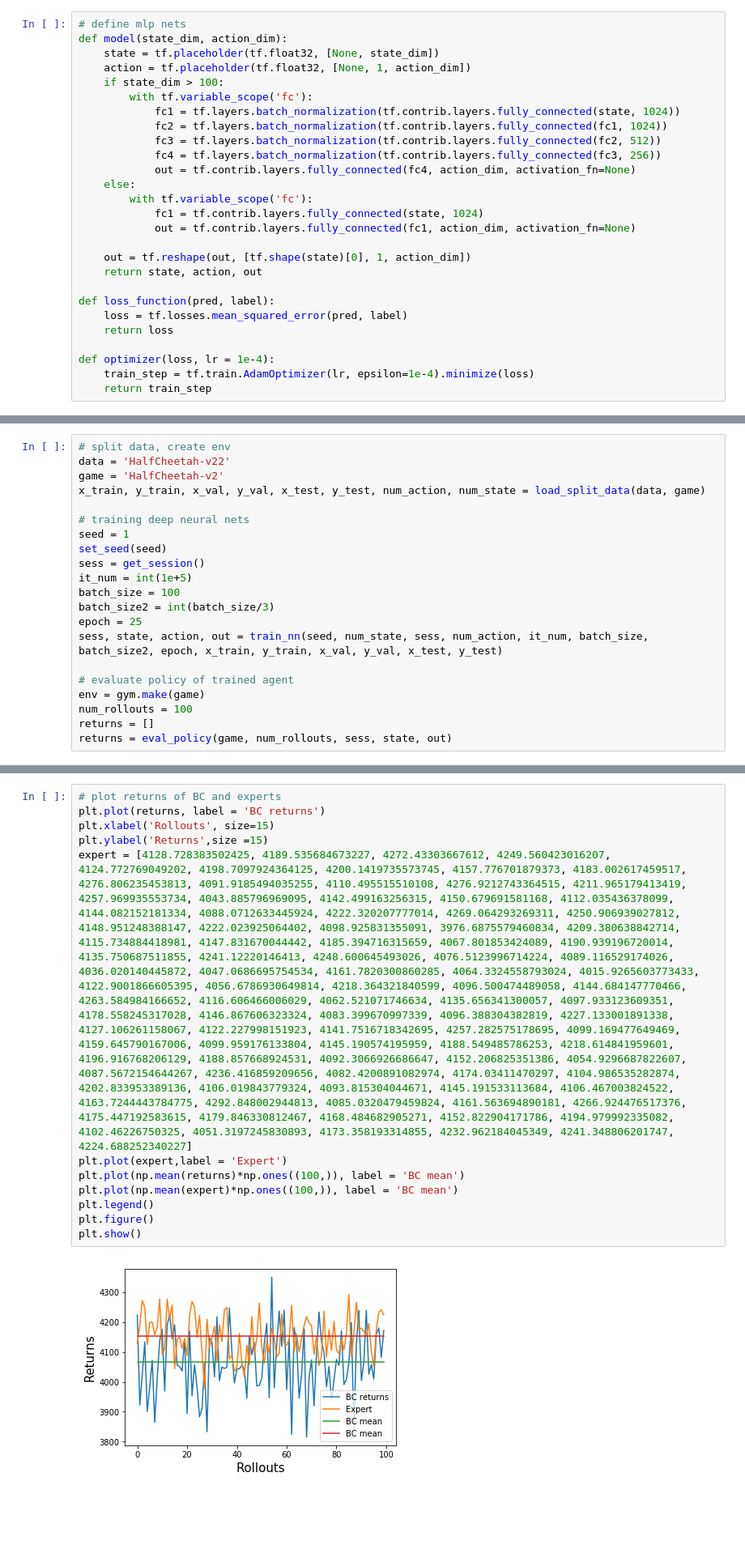
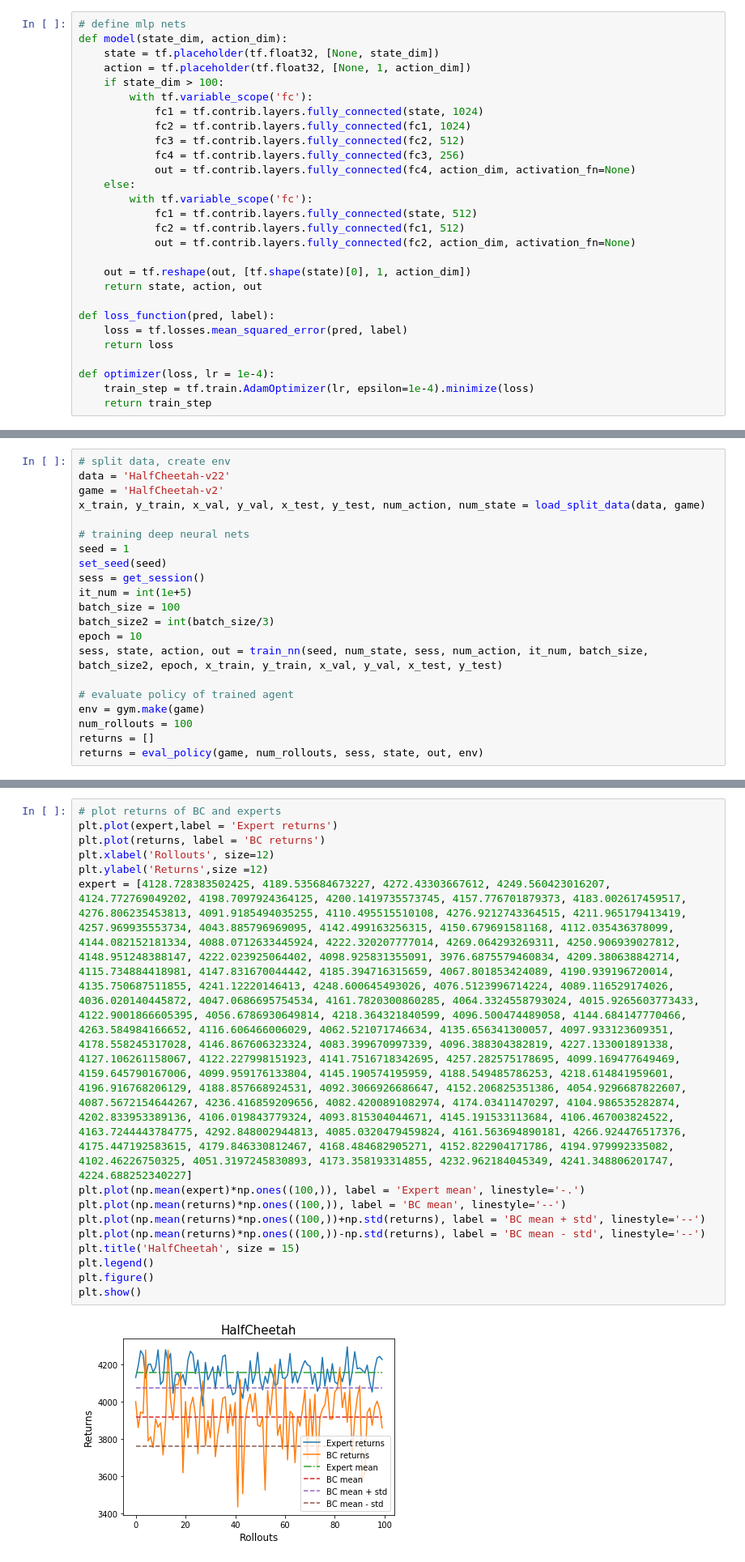
Before and after one commit to seungwon1/cs294_hw, a Jupyter notebook: hw1/hw1.ipynb, the cells around one changed output, grey strips where cells are left out. Shown at 81% size. Saved outputs shown, nothing was run; the diff lists cells and outputs as text; blank space fills up the shorter version.

```diff
--- a/hw1/hw1.ipynb
+++ b/hw1/hw1.ipynb
@@ -95,15 +90,16 @@ def model(state_dim, action_dim):
     action = tf.placeholder(tf.float32, [None, 1, action_dim])
     if state_dim > 100:
         with tf.variable_scope('fc'):
-            fc1 = tf.layers.batch_normalization(tf.contrib.layers.fully_connected(state, 1024))
-            fc2 = tf.layers.batch_normalization(tf.contrib.layers.fully_connected(fc1, 1024))
-            fc3 = tf.layers.batch_normalization(tf.contrib.layers.fully_connected(fc2, 512))
-            fc4 = tf.layers.batch_normalization(tf.contrib.layers.fully_connected(fc3, 256))
+            fc1 = tf.contrib.layers.fully_connected(state, 1024)
+            fc2 = tf.contrib.layers.fully_connected(fc1, 1024)
+            fc3 = tf.contrib.layers.fully_connected(fc2, 512)
+            fc4 = tf.contrib.layers.fully_connected(fc3, 256)
             out = tf.contrib.layers.fully_connected(fc4, action_dim, activation_fn=None)
     else:
         with tf.variable_scope('fc'):
-            fc1 = tf.contrib.layers.fully_connected(state, 1024)
-            out = tf.contrib.layers.fully_connected(fc1, action_dim, activation_fn=None)
+            fc1 = tf.contrib.layers.fully_connected(state, 512)
+            fc2 = tf.contrib.layers.fully_connected(fc1, 512)
+            out = tf.contrib.layers.fully_connected(fc2, action_dim, activation_fn=None)
 
     out = tf.reshape(out, [tf.shape(state)[0], 1, action_dim])
     return state, action, out
@@ -202,12 +220,12 @@ sess = get_session()
 it_num = int(1e+5)
 batch_size = 100
 batch_size2 = int(batch_size/3)
-epoch = 25
+epoch = 10
 sess, state, action, out = train_nn(seed, num_state, sess, num_action, it_num, batch_size, batch_size2, epoch, x_train, y_train, x_val, y_val, x_test, y_test)
 
 # evaluate policy of trained agent
 env = gym.make(game)
 num_rollouts = 100
 returns = []
-returns = eval_policy(game, num_rollouts, sess, state, out)
+returns = eval_policy(game, num_rollouts, sess, state, out, env)
 # %% [output]
@@ -278,5 +268,6 @@ WARN: gym.spaces.Box autodetected dtype as <class 'numpy.float32'>. Please provi
 # %%
 # plot returns of BC and experts
+plt.plot(expert,label = 'Expert returns')
 plt.plot(returns, label = 'BC returns')
-plt.xlabel('Rollouts', size=15)
-plt.ylabel('Returns',size =15)
+plt.xlabel('Rollouts', size=12)
+plt.ylabel('Returns',size =12)
@@ -284,10 +275,12 @@ expert = [4128.728383502425, 4189.535684673227, 4272.43303667612, 4249.560423016
-plt.plot(expert,label = 'Expert')
-plt.plot(np.mean(returns)*np.ones((100,)), label = 'BC mean')
-plt.plot(np.mean(expert)*np.ones((100,)), label = 'BC mean')
+plt.plot(np.mean(expert)*np.ones((100,)), label = 'Expert mean', linestyle='-.')
+plt.plot(np.mean(returns)*np.ones((100,)), label = 'BC mean', linestyle='--')
+plt.plot(np.mean(returns)*np.ones((100,))+np.std(returns), label = 'BC mean + std', linestyle='--')
+plt.plot(np.mean(returns)*np.ones((100,))-np.std(returns), label = 'BC mean - std', linestyle='--')
+plt.title('HalfCheetah', size = 15)
 plt.legend()
 plt.figure()
 plt.show()
 # %% [output]
-[figure, old version]
+[figure, new version]
 <Figure size 432x288 with 0 Axes>
 # %%
```
Also changed, not shown: parts of 20 cells of this notebook.
